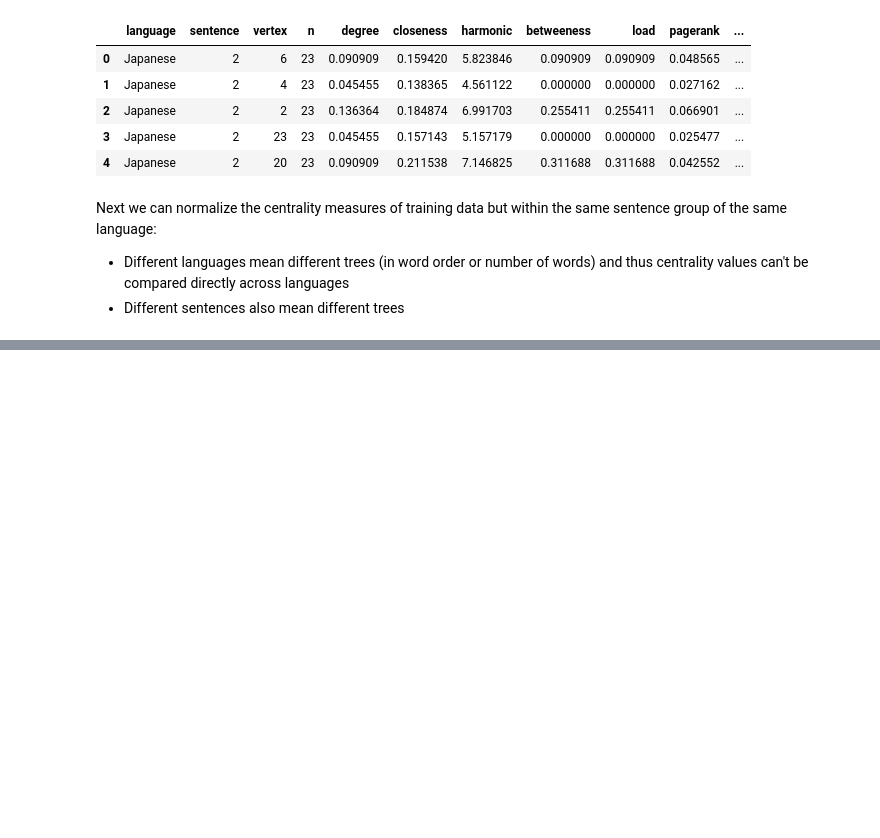
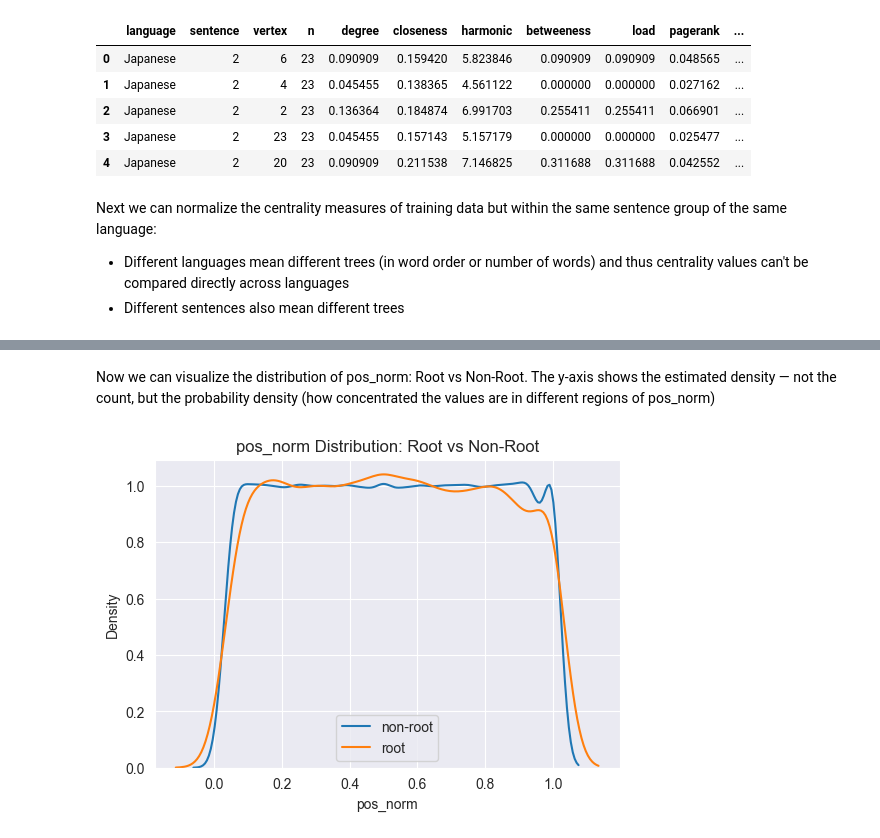
Before and after one commit to stef4k/ml-project-root-node-in-free-tree, a Jupyter notebook: notebooks/data_preprocessing.ipynb, the cells around one changed output, grey strips where cells are left out. Drawn from its saved outputs; the diff is of its cells as text; code cells hidden in the pictures; blank space fills up the shorter version.

```diff
--- a/notebooks/data_preprocessing.ipynb
+++ b/notebooks/data_preprocessing.ipynb
@@ -234,0 +543,4 @@ expanded_data.head(5)
+# %%
+df = pd.read_csv('../data/expanded_train.csv')
+df['pos_norm'] = df['vertex'] / df['n']
+df[['language','sentence','vertex','n','pos_norm','is_root']].head()
@@ -234,0 +554,13 @@ expanded_data.head(5)
+# %% [markdown]
+Now we can visualize the distribution of pos_norm: Root vs Non‐Root. The y-axis shows the estimated density — not the count, but the probability density (how concentrated the values are in different regions of pos_norm)
+# %%
+plt.figure(figsize=(6,4))
+sns.kdeplot(df[df['is_root']==0]['pos_norm'], label='non-root')
+sns.kdeplot(df[df['is_root']==1]['pos_norm'], label='root')
+plt.title('pos_norm Distribution: Root vs Non-Root')
+plt.xlabel('pos_norm')
+plt.ylabel('Density')
+plt.legend()
+plt.show()
+# %% [output]
+[figure, added]
```
Also changed, not shown: parts of 85 cells of this notebook, 3 other files.
